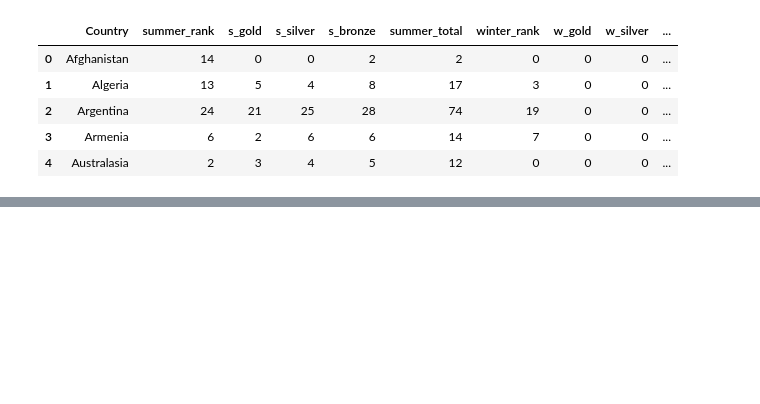
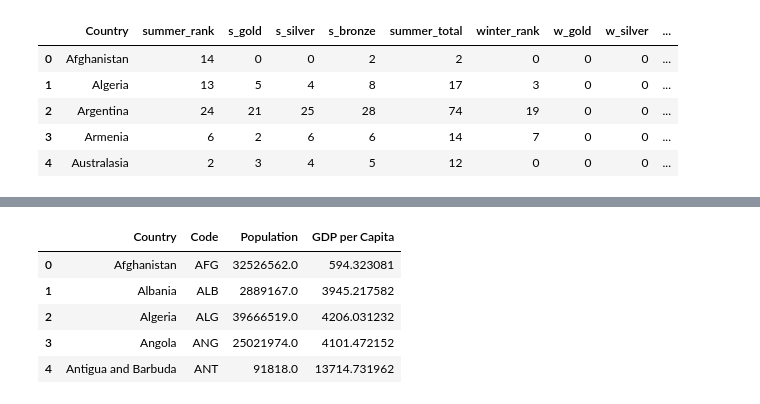
Before and after one commit to nicpie-bit/etl_project, a Jupyter notebook: olympic_medals_database.ipynb, the cells around one changed output, grey strips where cells are left out. Cells and saved outputs as stored; diff of their text form; code cells hidden in the pictures; blank space fills up the shorter version.

Commit message:
Checked to see if data loaded in correctly

```diff
--- a/olympic_medals_database.ipynb
+++ b/olympic_medals_database.ipynb
@@ -107,0 +118,9 @@ olympic_med_data_df.to_sql(name='olympic_medal_data', con=engine, if_exists='app
+# %%
+pd.read_sql_query('select * from olympic_medal_data', con=engine).head()
+# %% [output]
+|  | Country | Code | Population | GDP per Capita |
+| 0 | Afghanistan | AFG | 32526562.0 | 594.323081 |
+| 1 | Albania | ALB | 2889167.0 | 3945.217582 |
+| 2 | Algeria | ALG | 39666519.0 | 4206.031232 |
+| 3 | Angola | ANG | 25021974.0 | 4101.472152 |
+| 4 | Antigua and Barbuda | ANT | 91818.0 | 13714.731962 |
```
Also changed, not shown: parts of 3 cells of this notebook.
